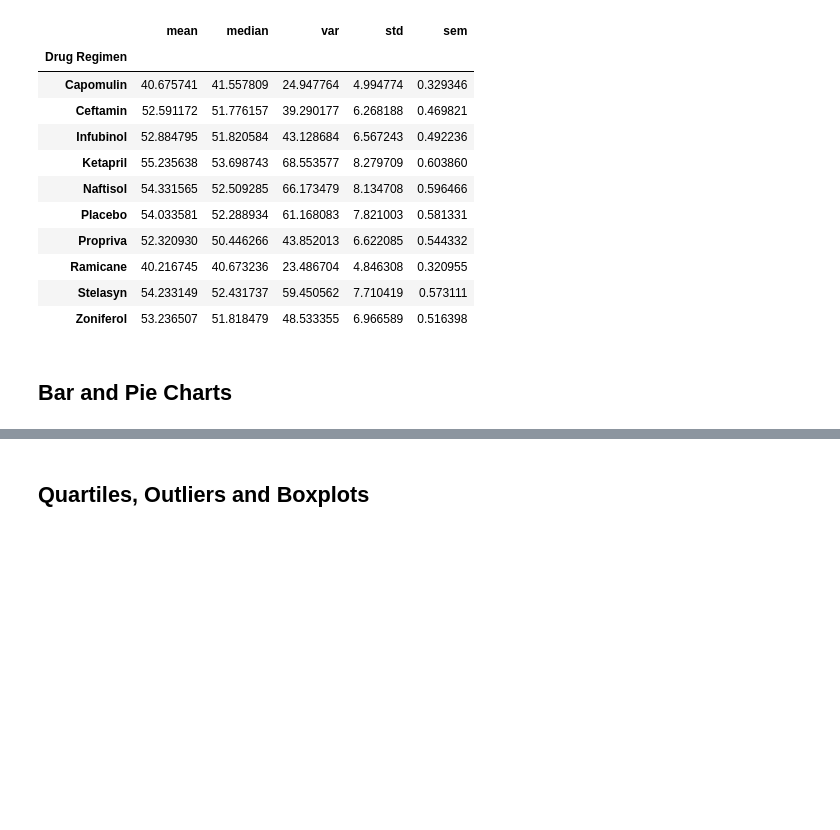
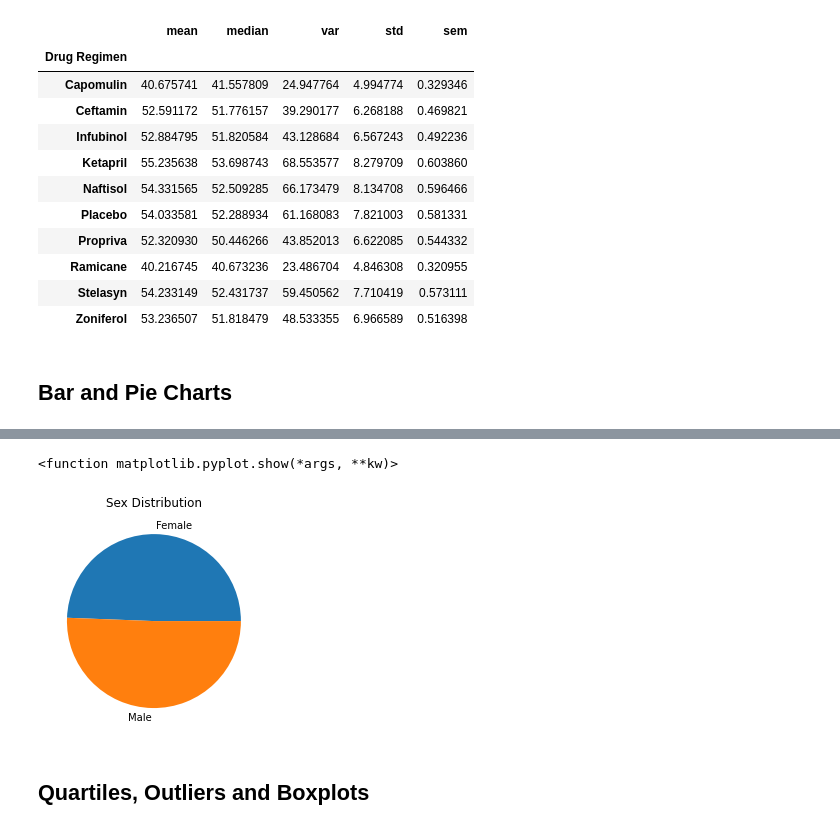
Before and after one commit to flbpilot/Matplotlib-Challenge, a Jupyter notebook: Pymaceuticals/pymaceuticals_starter-Copy1.ipynb, the cells around one changed output, grey strips where cells are left out. Saved outputs shown, nothing was run; the diff lists cells and outputs as text; code cells hidden in the pictures; blank space fills up the shorter version.

```diff
--- a/Pymaceuticals/pymaceuticals_starter-Copy1.ipynb
+++ b/Pymaceuticals/pymaceuticals_starter-Copy1.ipynb
@@ -187,2 +193,8 @@ plt.show
 # %%
-# Generate a pie plot showing the distribution of female versus male mice using pandas
+# Generate a pie plot showing the distribution of female versus male mice using pyplot
+plt.pie(mouse_by_gender, labels=["Female", "Male"])
+plt.title("Sex Distribution")
+plt.show
+# %% [output]
+<function matplotlib.pyplot.show(*args, **kw)>
+[figure, added]
```
Also changed, not shown: parts of 4 cells of this notebook, 1 other file.
